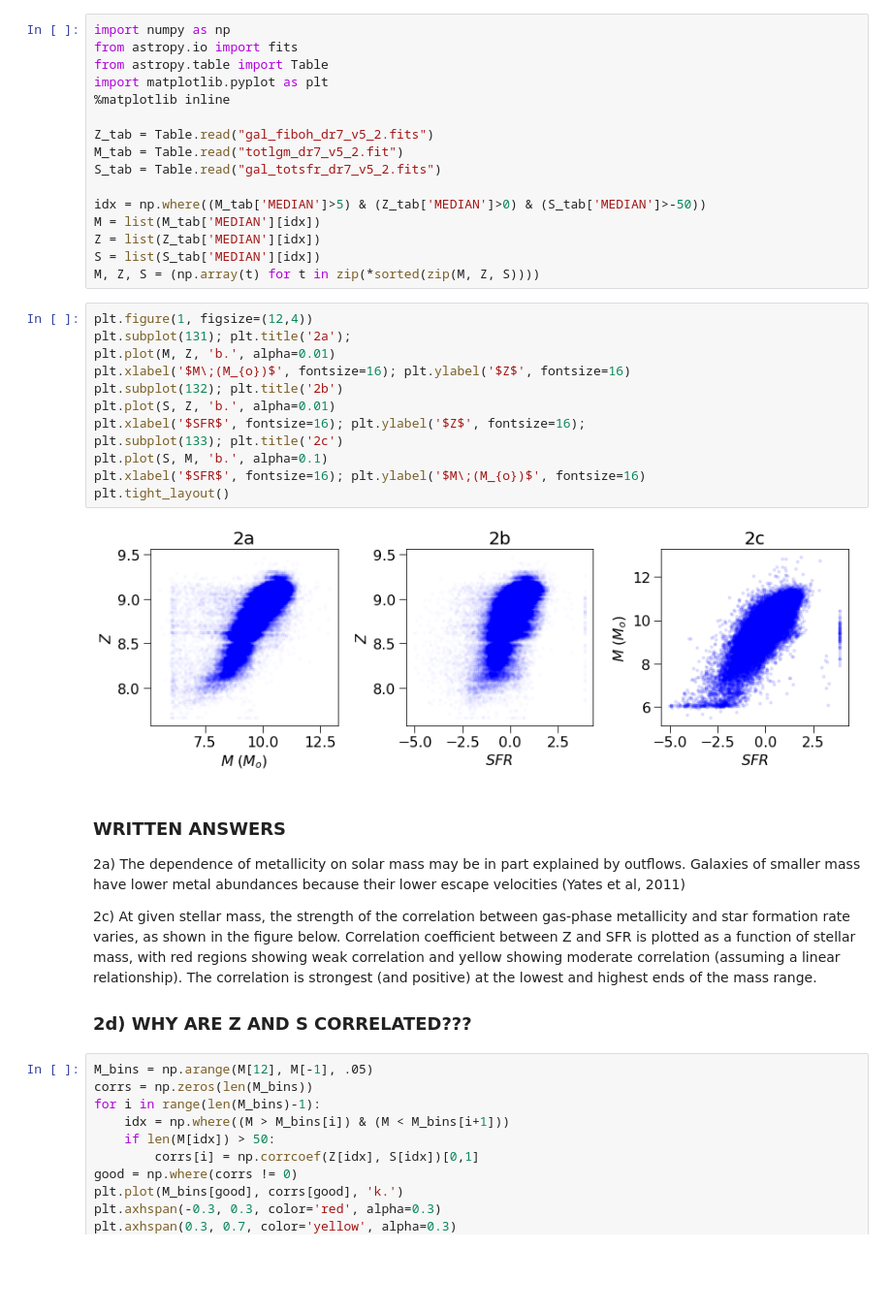
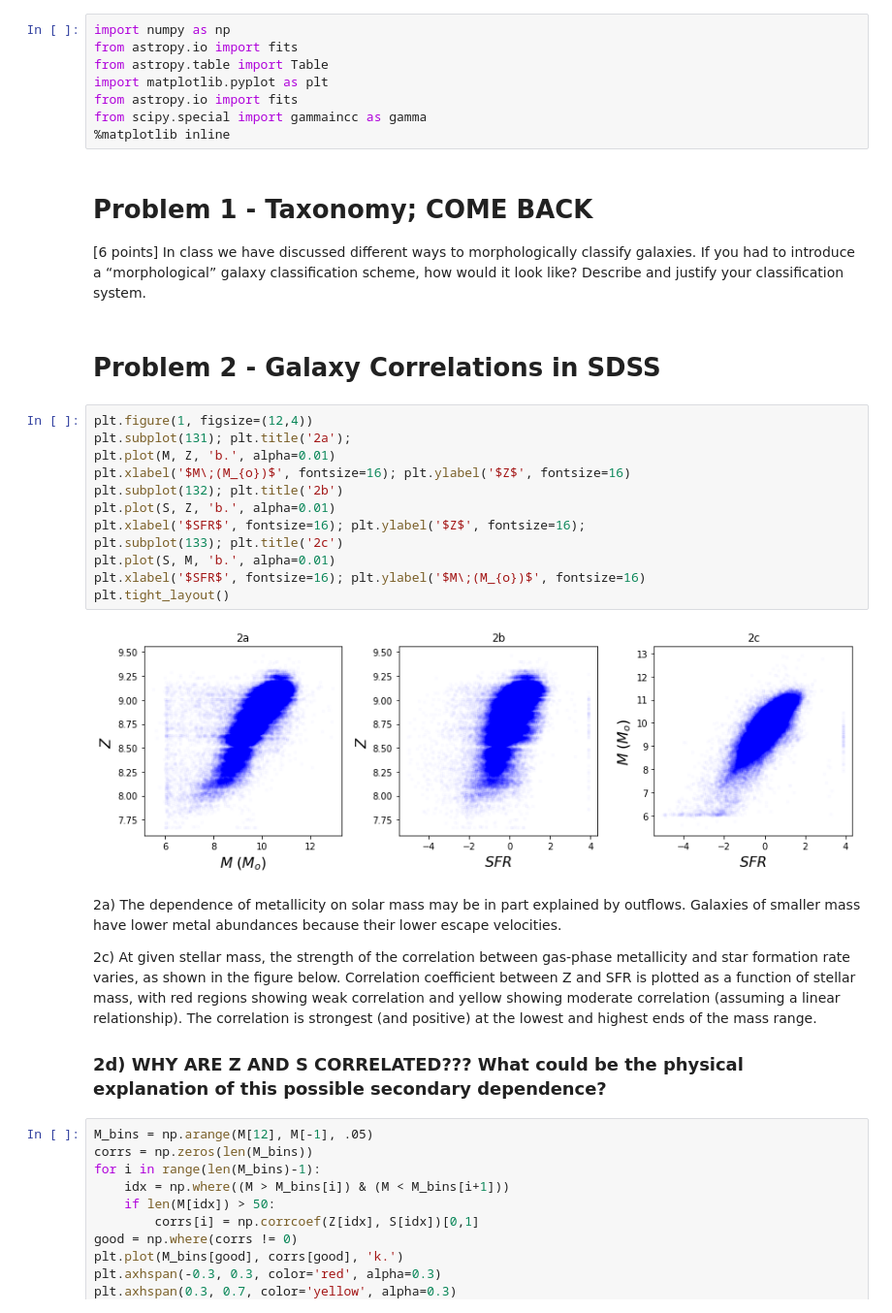
Before and after one commit to bluefatima/galaxies2018, a Jupyter notebook: PS1/Untitled.ipynb, the cells around one changed output. Shown at 97% size. Cells and saved outputs as stored; diff of their text form; blank space fills up the shorter version.

```diff
--- a/PS1/Untitled.ipynb
+++ b/PS1/Untitled.ipynb
@@ -1,41 +1,39 @@
-# %%
-import numpy as np
-from astropy.io import fits
-from astropy.table import Table
-import matplotlib.pyplot as plt
-%matplotlib inline
-
-Z_tab = Table.read("gal_fiboh_dr7_v5_2.fits")
-M_tab = Table.read("totlgm_dr7_v5_2.fit")
-S_tab = Table.read("gal_totsfr_dr7_v5_2.fits")
-
-idx = np.where((M_tab['MEDIAN']>5) & (Z_tab['MEDIAN']>0) & (S_tab['MEDIAN']>-50))
-M = list(M_tab['MEDIAN'][idx])
-Z = list(Z_tab['MEDIAN'][idx])
-S = list(S_tab['MEDIAN'][idx])
-M, Z, S = (np.array(t) for t in zip(*sorted(zip(M, Z, S))))
+# %%
+import numpy as np
+from astropy.io import fits
+from astropy.table import Table
+import matplotlib.pyplot as plt
+from astropy.io import fits
+from scipy.special import gammaincc as gamma
+%matplotlib inline
+# %% [markdown]
+# Problem 1 - Taxonomy; COME BACK
+
+[6 points] In class we have discussed different ways to morphologically classify galaxies. If you had to introduce a
+“morphological” galaxy classification scheme, how would it look like? Describe and justify your classification
+system.
+# %% [markdown]
+# Problem 2 - Galaxy Correlations in SDSS
 # %%
 plt.figure(1, figsize=(12,4))
 plt.subplot(131); plt.title('2a');
 plt.plot(M, Z, 'b.', alpha=0.01)
 plt.xlabel('$M\;(M_{o})$', fontsize=16); plt.ylabel('$Z$', fontsize=16)
 plt.subplot(132); plt.title('2b')
 plt.plot(S, Z, 'b.', alpha=0.01)
 plt.xlabel('$SFR$', fontsize=16); plt.ylabel('$Z$', fontsize=16);
 plt.subplot(133); plt.title('2c')
-plt.plot(S, M, 'b.', alpha=0.1)
+plt.plot(S, M, 'b.', alpha=0.01)
 plt.xlabel('$SFR$', fontsize=16); plt.ylabel('$M\;(M_{o})$', fontsize=16)
 plt.tight_layout()
 # %% [output]
-[figure, old version]
+[figure, new version]
 # %% [markdown]
-### WRITTEN ANSWERS
-
-2a) The dependence of metallicity on solar mass may be in part explained by outflows.  Galaxies of smaller mass have lower metal abundances because their lower escape velocities (Yates et al, 2011)
+2a) The dependence of metallicity on solar mass may be in part explained by outflows.  Galaxies of smaller mass have lower metal abundances because their lower escape velocities.
 
 2c) At given stellar mass, the strength of the correlation between gas-phase metallicity and star formation rate varies, as shown in the figure below.  Correlation coefficient between Z and SFR is plotted as a function of stellar mass, with red regions showing weak correlation and yellow showing moderate correlation (assuming a linear relationship).  The correlation is strongest (and positive) at the lowest and highest ends of the mass range.
 
-### 2d) WHY ARE Z AND S CORRELATED???
+### 2d) WHY ARE Z AND S CORRELATED??? What could be the physical explanation of this possible secondary dependence?
 # %%
 M_bins = np.arange(M[12], M[-1], .05)
 corrs = np.zeros(len(M_bins))
```
Also changed, not shown: parts of 9 cells of this notebook, 1 other file.
